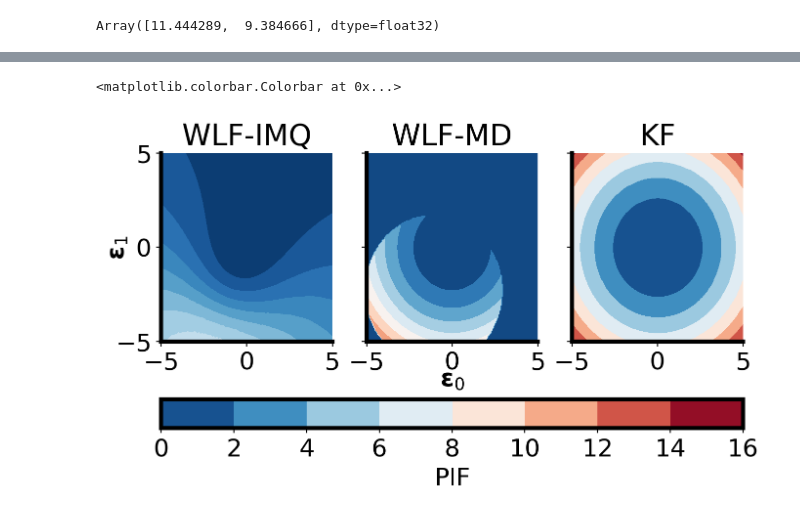
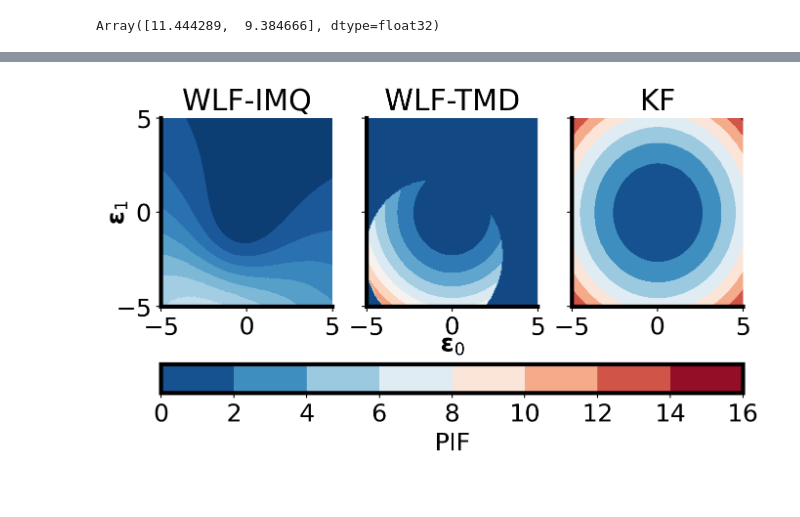
Before and after one commit to gerdm/weighted-likelihood-filter, a Jupyter notebook: experiments/intro-fig.ipynb, the cells around one changed output, grey strips where cells are left out. Saved outputs shown, nothing was run; the diff lists cells and outputs as text; code cells hidden in the pictures.

```diff
--- a/experiments/intro-fig.ipynb
+++ b/experiments/intro-fig.ipynb
@@ -304,24 +305,23 @@ Wall time: 7.54 s
 # %%
 klds = res["kld"]
 
 fig, ax = plt.subplots(1, 3, sharey=True, figsize=(6.4 * 1.2, 4.8 * 0.8),)
 norm = Normalize(0, 16)
 cmap = "RdBu_r"
 c0 = ax[0].contourf(*domain, klds["IMQ"], cmap=cmap, norm=norm)
 c1 = ax[1].contourf(*domain, klds["MD"], cmap=cmap, norm=norm)
 c2 = ax[2].contourf(*domain, klds["KF"], cmap=cmap, norm=norm)
 
 ax[0].set_ylabel(r"${\bf\epsilon}_1$", labelpad=-10)
 ax[1].set_xlabel(r"${\bf\epsilon}_0$", labelpad=-5)
 
 ax[0].set_title("WLF-IMQ")
-ax[1].set_title("WLF-MD")
+ax[1].set_title("WLF-TMD")
 ax[2].set_title("KF")
 plt.colorbar(c2, ax=ax, location="bottom", label="PIF", pad=0.2)
-# plt.savefig("./figures/2d-tracking-grid-pif.png", dpi=300)
+plt.savefig("./figures/2d-tracking-grid-pif.png", dpi=300)
 # %% [output]
-<matplotlib.colorbar.Colorbar at 0x...>
-[figure, old version]
+[figure, new version]
 # %%
 err = res["weighting"]
 
```
Also changed, not shown: parts of 8 cells of this notebook, 4 other files.
